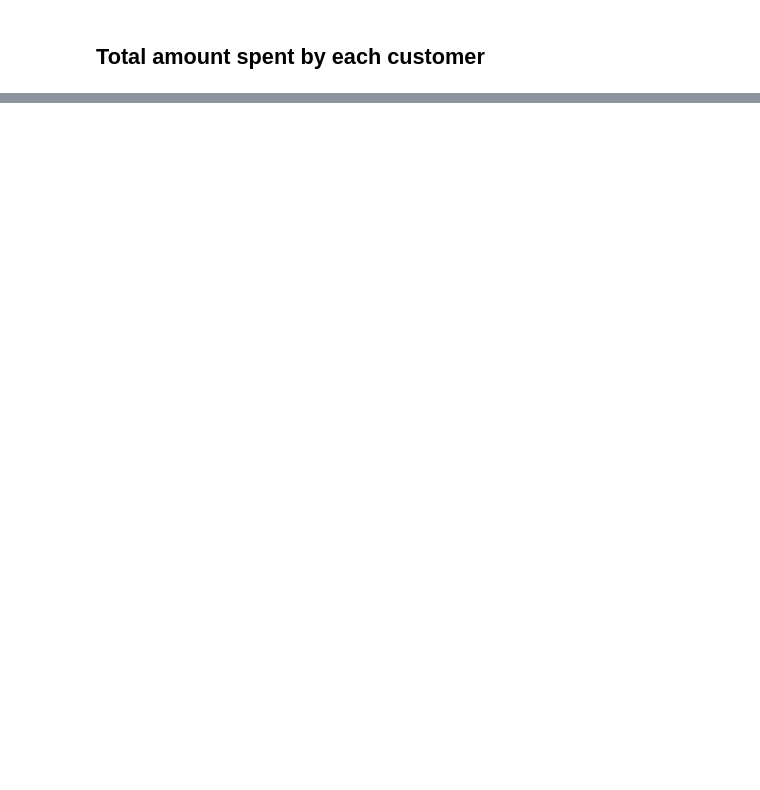
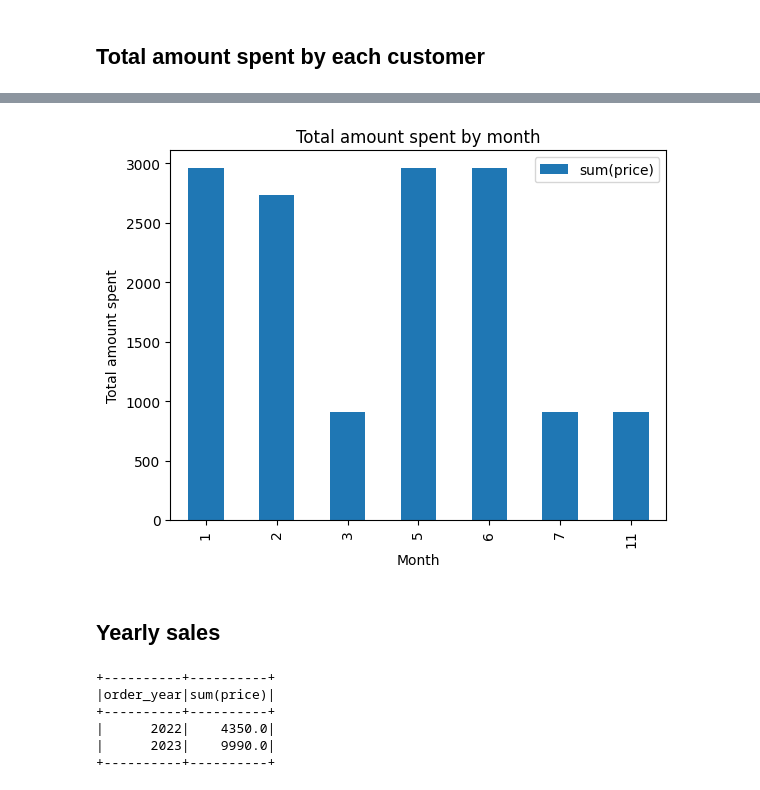
Before and after one commit to Asmaa213/Sales_analysis_project_with_pyspark, a Jupyter notebook: Sale_analysis_project.ipynb, the cells around one changed output, grey strips where cells are left out. Saved outputs shown, nothing was run; the diff lists cells and outputs as text; code cells hidden in the pictures; blank space fills up the shorter version.

```diff
--- a/Sale_analysis_project.ipynb
+++ b/Sale_analysis_project.ipynb
@@ -61,0 +125,6 @@ menu_df.show(5)
+# %%
+sales_spent =(sales_df.join(menu_df, 'product_id')
+              .groupBy('order_month')
+              .agg({'price': 'sum'})
+              .orderBy('order_month'))
+sales_spent.show(5)
@@ -61,0 +142,24 @@ menu_df.show(5)
+# %%
+total_amount_spent_pd = sales_spent.toPandas()
+total_amount_spent_pd.plot(x='order_month', y='sum(price)', kind='bar')
+plt.title('Total amount spent by month')
+plt.xlabel('Month')
+plt.ylabel('Total amount spent')
+plt.show()
+# %% [output]
+[figure, added]
+# %% [markdown]
+<h2>Yearly sales</h2>
+# %%
+total_amount_spent_year =(sales_df.join(menu_df, 'product_id')
+                          .groupBy('order_year')
+                          .agg({'price':'sum'})
+                          .orderBy('order_year'))
+total_amount_spent_year.show(5)
+# %% [output]
++----------+----------+
+|order_year|sum(price)|
++----------+----------+
+|      2022|    4350.0|
+|      2023|    9990.0|
++----------+----------+
```
Also changed, not shown: parts of 23 cells of this notebook.
